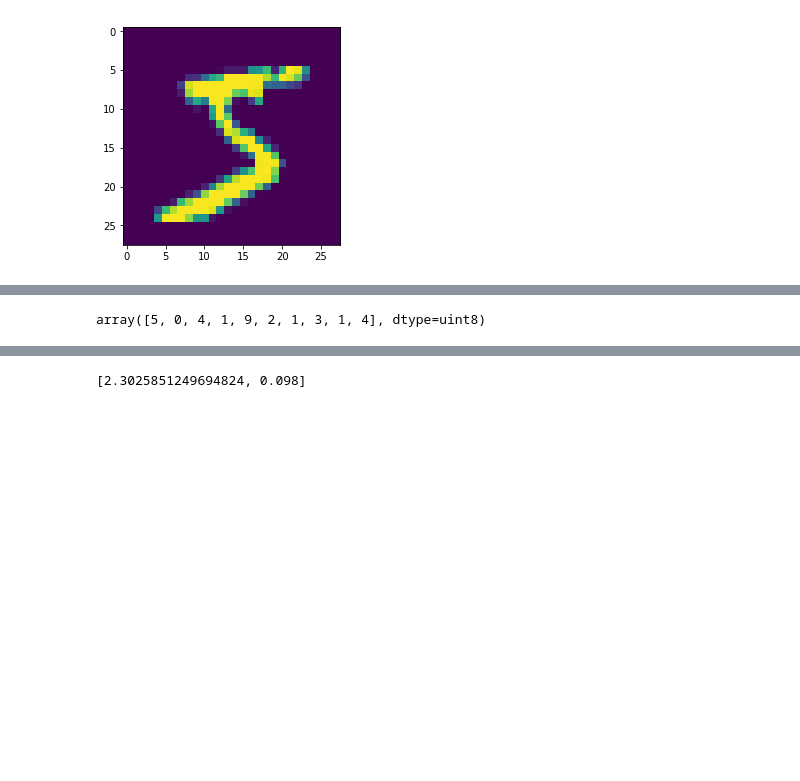
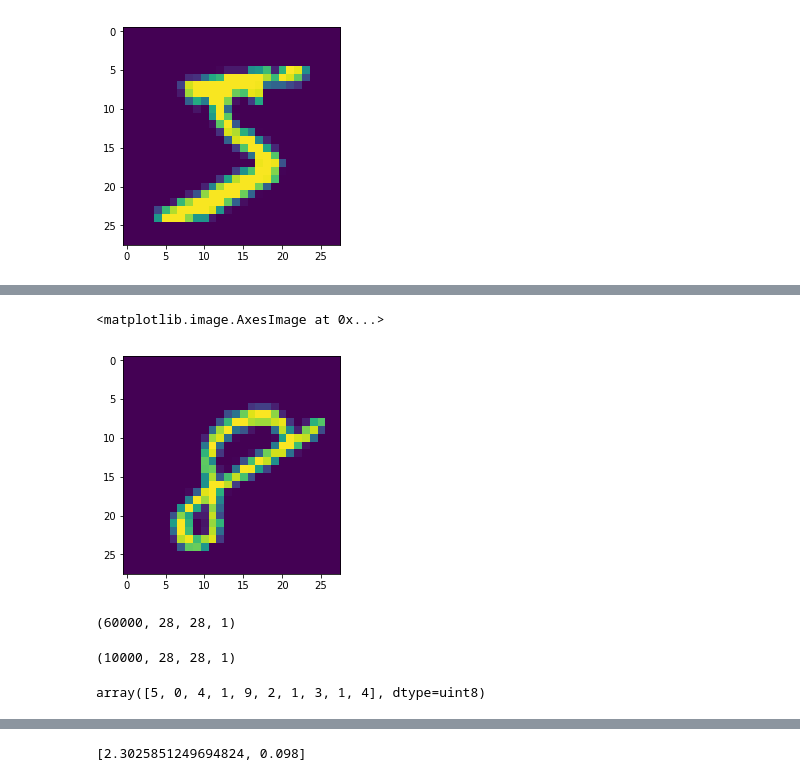
Before and after one commit to chandrashekarswamy/EVA, a Jupyter notebook: EVA_Assignment 2.ipynb, the cells around one changed output, grey strips where cells are left out. Saved outputs shown, nothing was run; the diff lists cells and outputs as text; code cells hidden in the pictures; blank space fills up the shorter version.

```diff
--- a/EVA_Assignment 2.ipynb
+++ b/EVA_Assignment 2.ipynb
@@ -37,4 +53,21 @@ plt.imshow(X_train[0])
+# %%
+plt.imshow(X_train[59999])
+# %% [output]
+<matplotlib.image.AxesImage at 0x...>
+[figure, added]
 # %%
+#Kears need (n, width, hight, depth) mnist have only (n, w, h) in mnist
+#we know its a Grey scale so we keep depth as 1
 X_train = X_train.reshape(X_train.shape[0], 28, 28,1)
 X_test = X_test.reshape(X_test.shape[0], 28, 28,1)
+
+#Check the training data set
+print(X_train.shape)
+# %% [output]
+(60000, 28, 28, 1)
+# %%
+#Check the test data set
+print(X_test.shape)
+# %% [output]
+(10000, 28, 28, 1)
 # %%
@@ -42,10 +77,11 @@ X_train = X_train.astype('float32')
 X_test = X_test.astype('float32')
 X_train /= 255
 X_test /= 255
-# %%
-y_train[:10]
-# %% [output]
-array([5, 0, 4, 1, 9, 2, 1, 3, 1, 4], dtype=uint8)
+# %%
+#Print the first 10 values of training data set
+y_train[:10]
+# %% [output]
+array([5, 0, 4, 1, 9, 2, 1, 3, 1, 4], dtype=uint8)
 # %%
 # Convert 1-dimensional class arrays to 10-dimensional class matrices
 Y_train = np_utils.to_categorical(y_train, 10)
```
Also changed, not shown: parts of 14 cells of this notebook.
